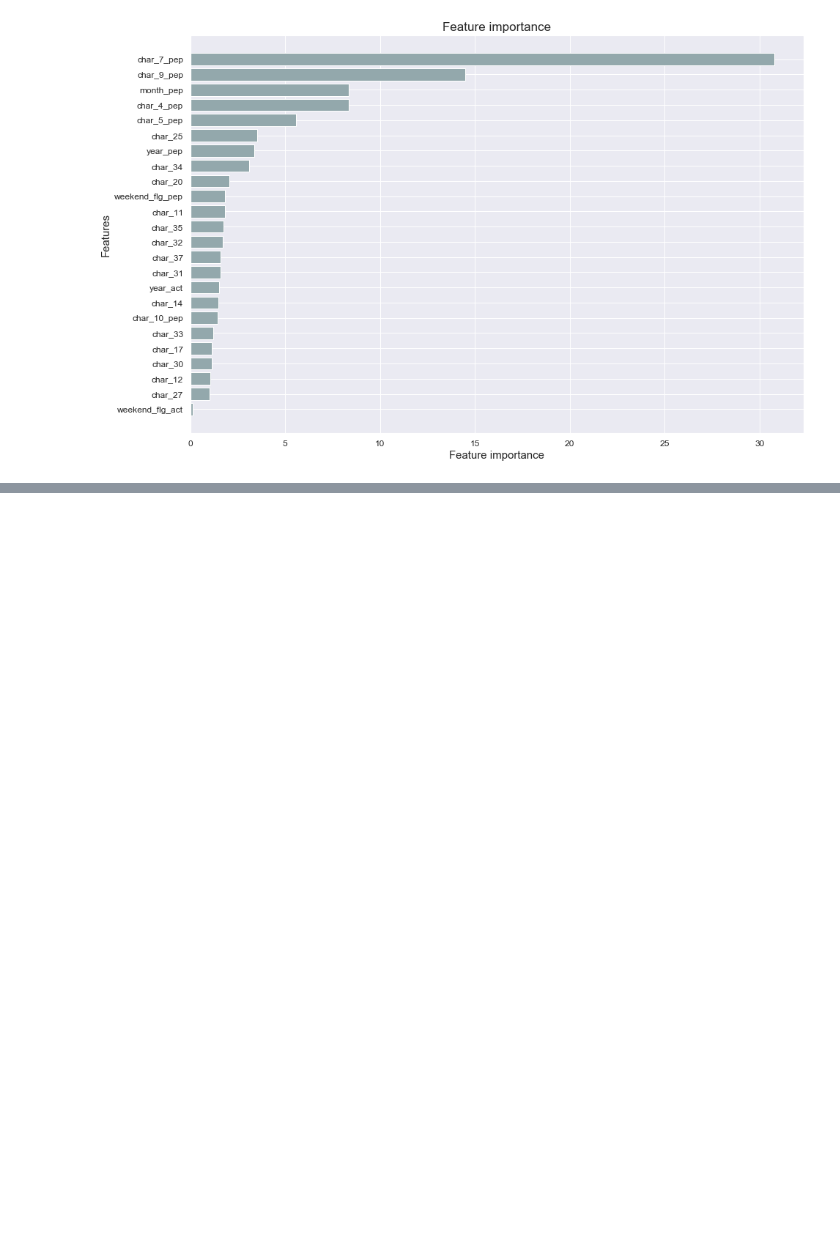
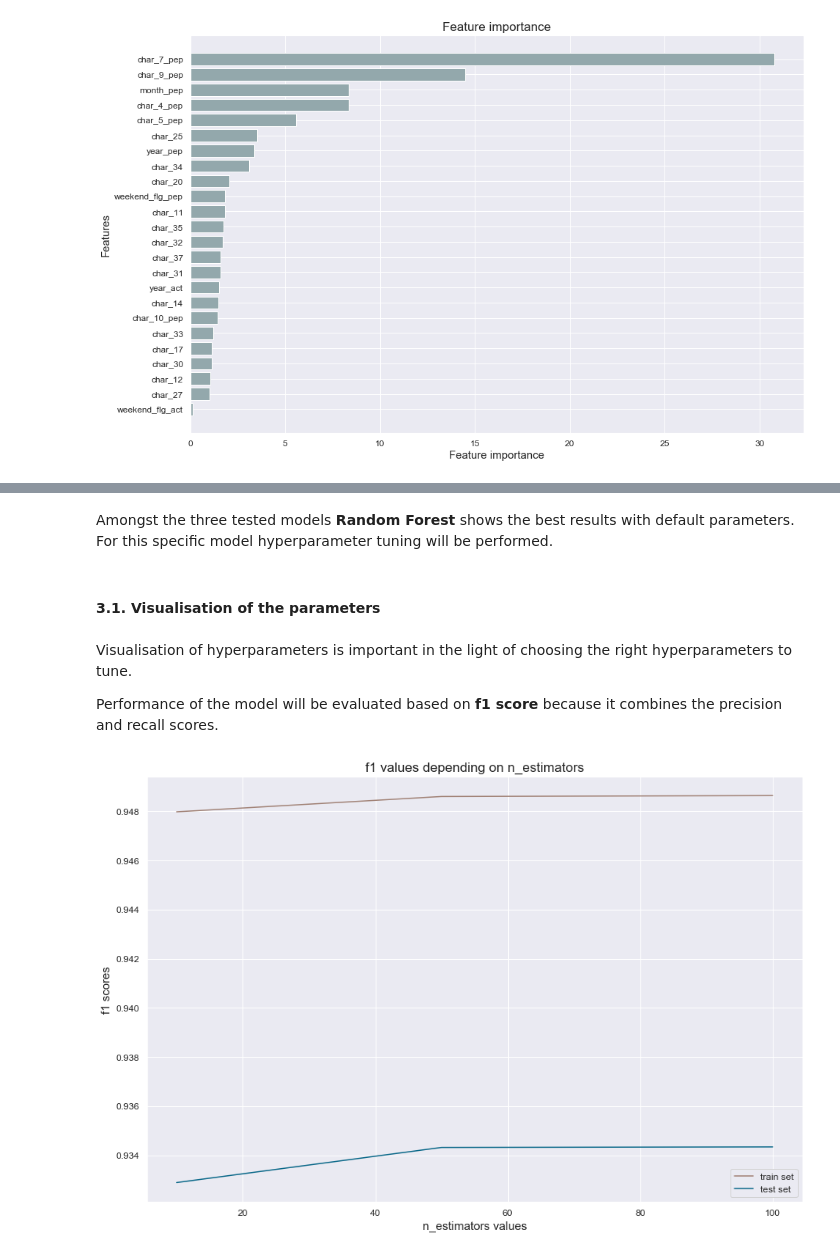
Before and after one commit to joanlenczuk/red_hat_project, a Jupyter notebook: modeling_red_hat.ipynb, the cells around one changed output, grey strips where cells are left out. Drawn from its saved outputs; the diff is of its cells as text; code cells hidden in the pictures; blank space fills up the shorter version.

Commit message:
Hyperparameter tuning

```diff
--- a/modeling_red_hat.ipynb
+++ b/modeling_red_hat.ipynb
@@ -296,0 +300,47 @@ plot_feature_importance(cb, X_train, random_seed)
+# %% [markdown]
+Amongst the three tested models **Random Forest** shows the best results with default parameters. For this specific model hyperparameter tuning will be performed.
+# %% [markdown]
+#### 3.1. Visualisation of the parameters
+# %% [markdown]
+Visualisation of hyperparameters is important in the light of choosing the right hyperparameters to tune.
+
+Performance of the model will be evaluated based on **f1 score** because it combines the precision and recall scores.
+# %%
+scoring = 'f1'
+# %%
+def plot_validation_curve(X, y, param_name, range_param, scoring):
+    """
+    The function takes in:
+    - a dataframe with features (X)
+    - a numpy array with the target variable (y)
+    - the name of the parameter to visualise
+    - the range of values of a given parameter (a range or a list of values)
+    - the scoring function (e.g. roc_auc, f1, accuracy, etc.)
+
+    The result of this function is a png file with the visualisation of the scoring function values depending on the paramater's values.
+    """
+
+    train_scores_arr, test_scores_arr = validation_curve(RandomForestClassifier(),
+                                                        X = X_train, y = y_train,
+                                                        param_name = param_name,
+                                                        param_range = range_param,
+                                                        cv = 3,
+                                                        n_jobs = -1,
+                                                        scoring = scoring)
+
+    train_scores = np.mean(train_scores_arr, axis=1)
+    test_scores = np.mean(test_scores_arr, axis=1)
+
+
+
+    train_plot, = plt.plot(range_param, train_scores, color = '#A18276')
+    test_plot, = plt.plot(range_param, test_scores, color = '#086788')
+    plt.legend([train_plot, test_plot], ["train set", "test set"])
+    plt.title(f"{scoring} values depending on {param_name}")
+    plt.xlabel(f"{param_name} values")
+    plt.ylabel(f"{scoring} scores")
+    plt.savefig(f"./plots/{param_name}_{scoring}_validation.png")
+# %%
+plot_validation_curve(X_train, y_train, 'n_estimators', [10, 50, 100], scoring)
+# %% [output]
+[figure, added]
```
Also changed, not shown: parts of 31 cells of this notebook, 1 other file.
